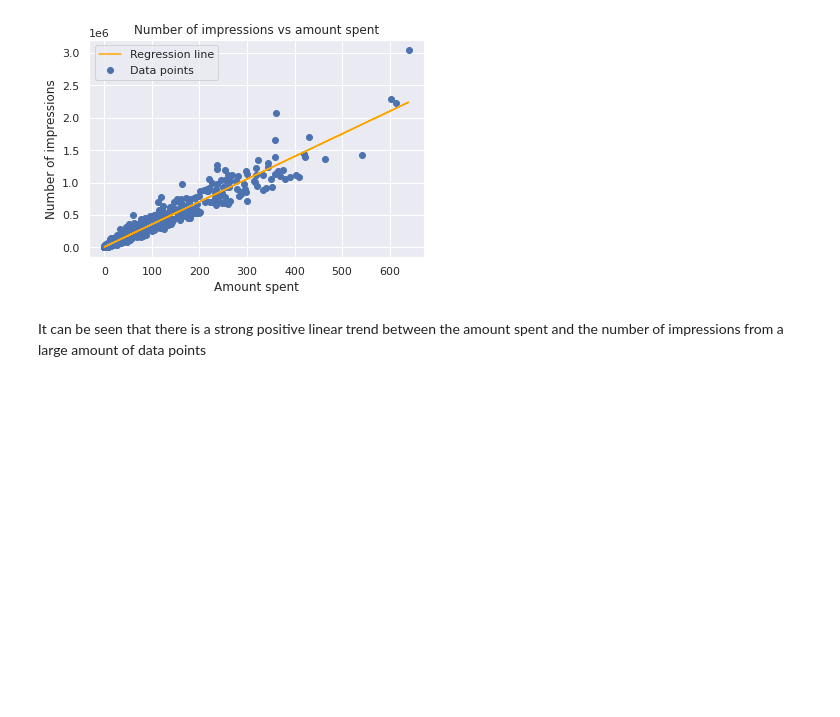
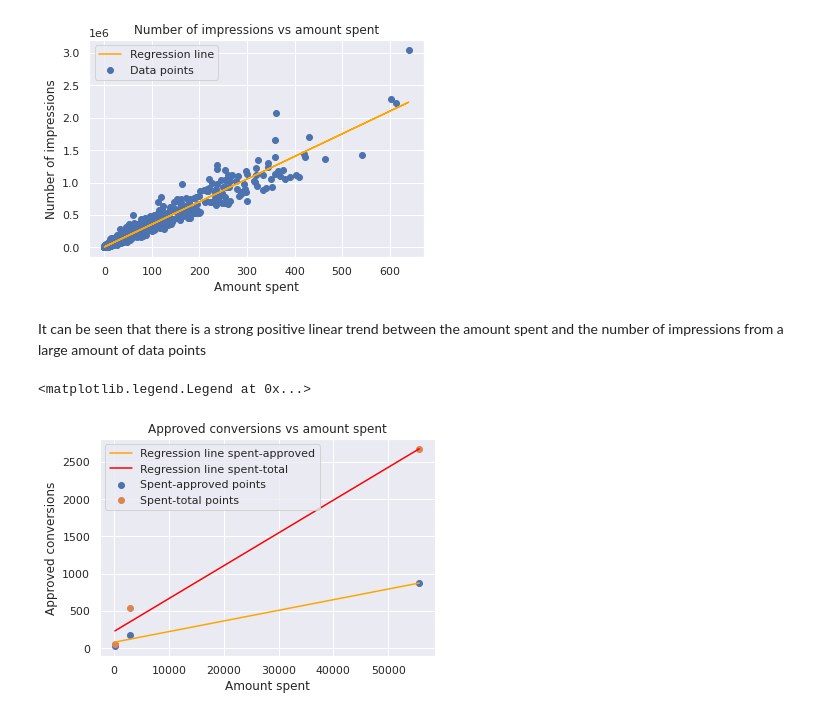
Before and after one commit to BenOsborn/Facebook-Ad-Campaign-Analysis, a Jupyter notebook: Facebook Ad-Campaign Analysis.ipynb, the cells around one changed output. Saved outputs shown, nothing was run; the diff lists cells and outputs as text; code cells hidden in the pictures; blank space fills up the shorter version.

Commit message:
Update
Performed more data exploration and visualization

```diff
--- a/Facebook Ad-Campaign Analysis.ipynb
+++ b/Facebook Ad-Campaign Analysis.ipynb
@@ -206,3 +206,20 @@ plt.legend()
 [figure]
 # %% [markdown]
 It can be seen that there is a strong positive linear trend between the amount spent and the number of impressions from a large amount of data points
+# %%
+plt.scatter(grouped_campaigns_sum['Spent'], grouped_campaigns_sum['Approved_Conversion'], label='Spent-approved points')
+plt.scatter(grouped_campaigns_sum['Spent'], grouped_campaigns_sum['Total_Conversion'], label='Spent-total points')
+
+m, b = np.polyfit(grouped_campaigns_sum['Spent'], grouped_campaigns_sum['Approved_Conversion'], 1)
+plt.plot(grouped_campaigns_sum['Spent'], grouped_campaigns_sum['Spent'] * m + b, color='orange', label='Regression line spent-approved')
+
+m, b = np.polyfit(grouped_campaigns_sum['Spent'], grouped_campaigns_sum['Total_Conversion'], 1)
+plt.plot(grouped_campaigns_sum['Spent'], grouped_campaigns_sum['Spent'] * m + b, color='red', label='Regression line spent-total')
+
+plt.xlabel('Amount spent')
+plt.ylabel('Approved conversions')
+plt.title('Approved conversions vs amount spent')
+plt.legend()
+# %% [output]
+<matplotlib.legend.Legend at 0x...>
+[figure, added]
```
Also changed, not shown: parts of 18 cells of this notebook.
